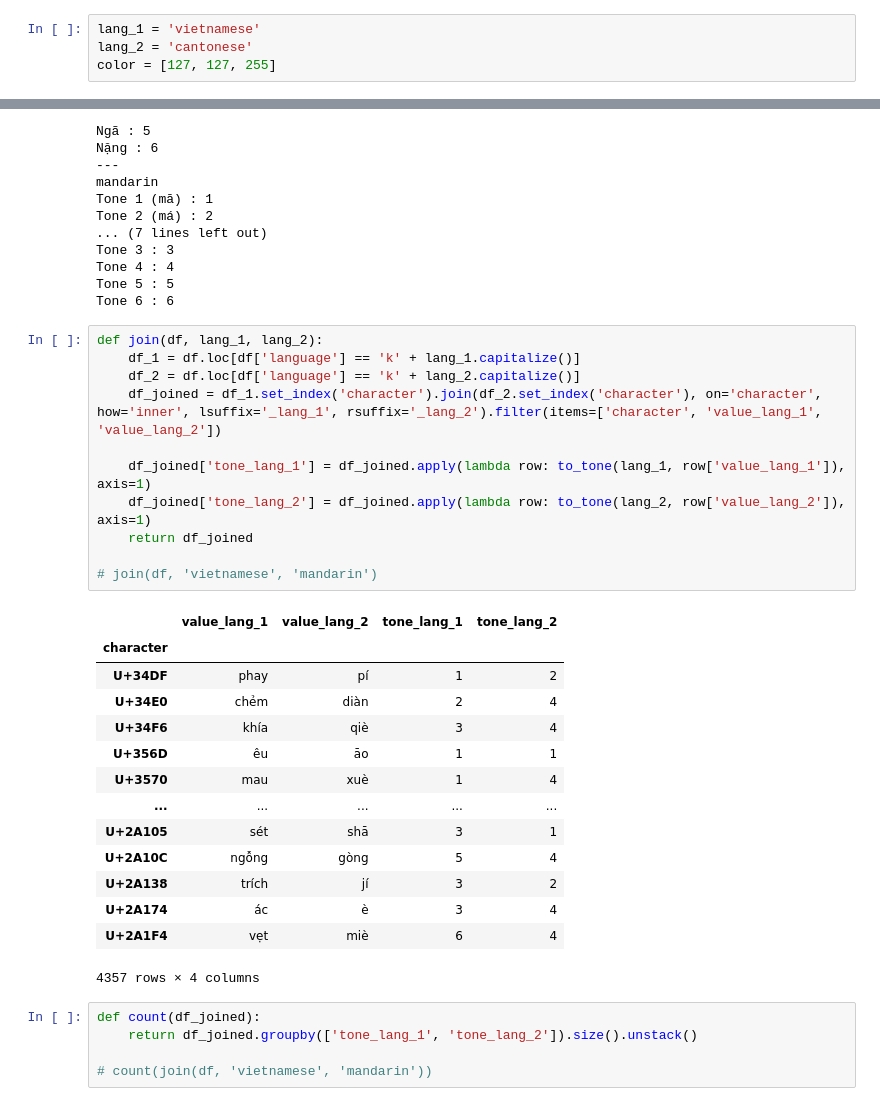
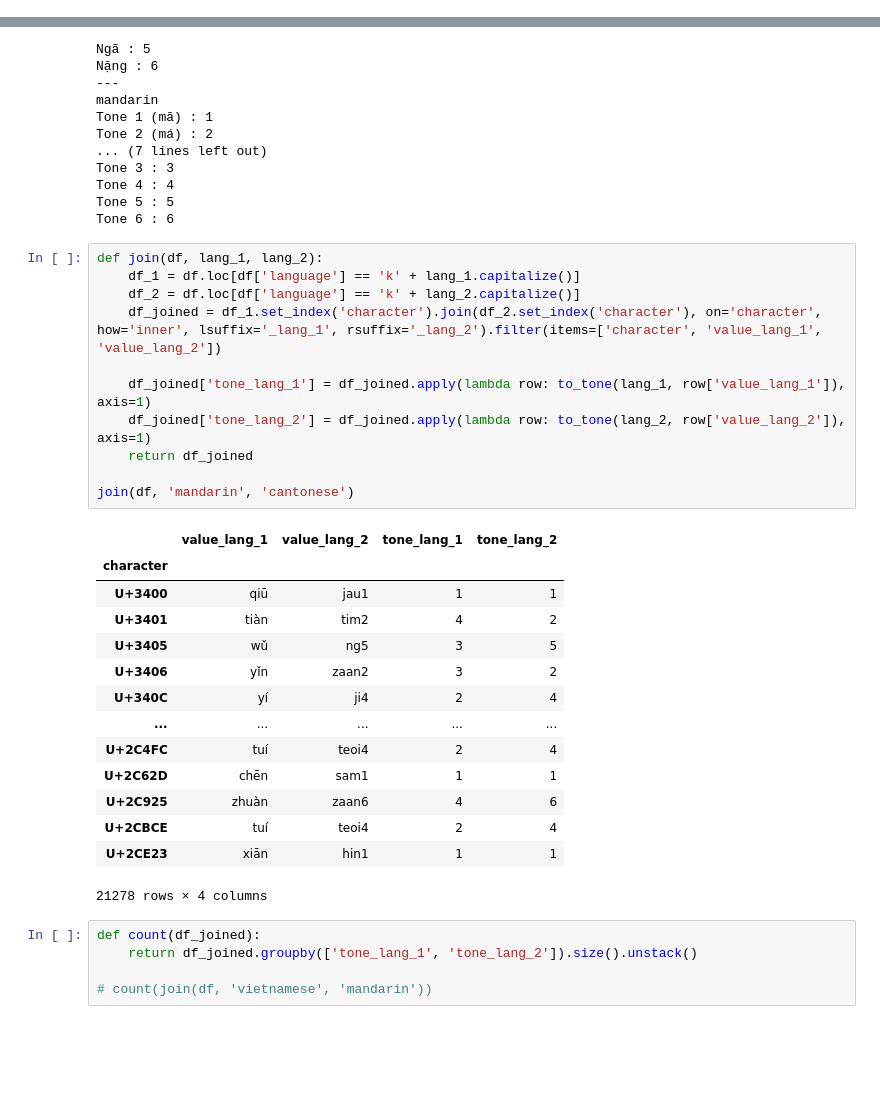
Before and after one commit to ryanphung/sino-tones-pairing, a Jupyter notebook: sino-tones-pairing.ipynb, the cells around one changed output, grey strips where cells are left out. Cells and saved outputs as stored; diff of their text form; blank space fills up the shorter version.

```diff
--- a/sino-tones-pairing.ipynb
+++ b/sino-tones-pairing.ipynb
@@ -1,6 +1,2 @@
-# %%
-lang_1 = 'vietnamese'
-lang_2 = 'cantonese'
-color = [127, 127, 255]
 # %%
 import pandas as pd
@@ -96,29 +91,29 @@ Tone 6 : 6
 # %%
 def join(df, lang_1, lang_2):
     df_1 = df.loc[df['language'] == 'k' + lang_1.capitalize()]
     df_2 = df.loc[df['language'] == 'k' + lang_2.capitalize()]
     df_joined = df_1.set_index('character').join(df_2.set_index('character'), on='character', how='inner', lsuffix='_lang_1', rsuffix='_lang_2').filter(items=['character', 'value_lang_1', 'value_lang_2'])
 
     df_joined['tone_lang_1'] = df_joined.apply(lambda row: to_tone(lang_1, row['value_lang_1']), axis=1)
     df_joined['tone_lang_2'] = df_joined.apply(lambda row: to_tone(lang_2, row['value_lang_2']), axis=1)
     return df_joined
 
-# join(df, 'vietnamese', 'mandarin')
+join(df, 'mandarin', 'cantonese')
 # %% [output]
 |  | value_lang_1 | value_lang_2 | tone_lang_1 | tone_lang_2 |
 | character |  |  |  |  |
-| U+34DF | phay | pí | 1 | 2 |
-| U+34E0 | chẻm | diàn | 2 | 4 |
-| U+34F6 | khía | qiè | 3 | 4 |
-| U+356D | êu | āo | 1 | 1 |
-| U+3570 | mau | xuè | 1 | 4 |
+| U+3400 | qiū | jau1 | 1 | 1 |
+| U+3401 | tiàn | tim2 | 4 | 2 |
+| U+3405 | wǔ | ng5 | 3 | 5 |
+| U+3406 | yǐn | zaan2 | 3 | 2 |
+| U+340C | yí | ji4 | 2 | 4 |
 | ... | ... | ... | ... | ... |
-| U+2A105 | sét | shā | 3 | 1 |
-| U+2A10C | ngỗng | gòng | 5 | 4 |
-| U+2A138 | trích | jí | 3 | 2 |
-| U+2A174 | ác | è | 3 | 4 |
-| U+2A1F4 | vẹt | miè | 6 | 4 |
+| U+2C4FC | tuí | teoi4 | 2 | 4 |
+| U+2C62D | chēn | sam1 | 1 | 1 |
+| U+2C925 | zhuàn | zaan6 | 4 | 6 |
+| U+2CBCE | tuí | teoi4 | 2 | 4 |
+| U+2CE23 | xiān | hin1 | 1 | 1 |
-4357 rows × 4 columns
+21278 rows × 4 columns
 # %%
 def count(df_joined):
     return df_joined.groupby(['tone_lang_1', 'tone_lang_2']).size().unstack()
```
Also changed, not shown: parts of 2 cells of this notebook.
